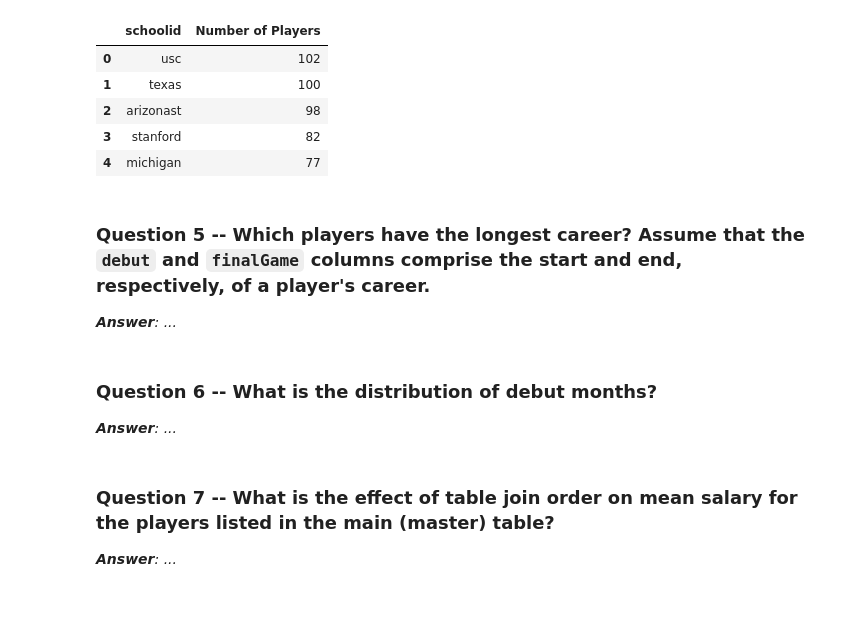
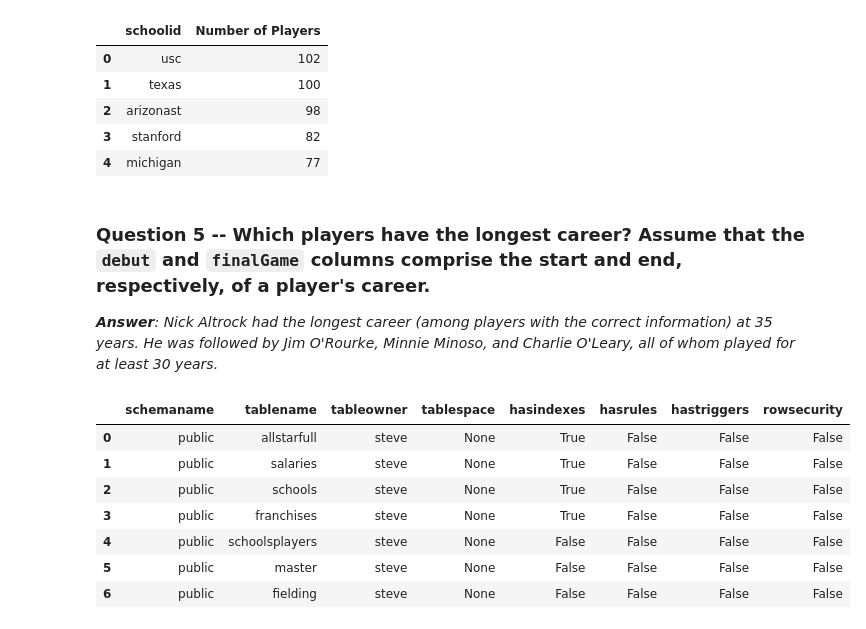
Before and after one commit to NeuroLaunch/Metis-Submissions, a Jupyter notebook: Challenges/SQL_Challenge2_Baseball.ipynb, the cells around one changed output. Drawn from its saved outputs; the diff is of its cells as text; code cells hidden in the pictures; blank space fills up the shorter version.

```diff
--- a/Challenges/SQL_Challenge2_Baseball.ipynb
+++ b/Challenges/SQL_Challenge2_Baseball.ipynb
@@ -23,7 +21,7 @@ psql steve_metis
 # First the SSH tunneling #
 from sshtunnel import SSHTunnelForwarder
 
-AWS_IP_ADDRESS = '54.212.24.10'
+AWS_IP_ADDRESS = '34.222.59.241'
 AWS_USERNAME = 'steve'
 SSH_KEY_PATH = '/Users/neuromac/.ssh/id_rsa'    # use "ssh-keygen -p" to set password to nothing
 
@@ -58,6 +56,7 @@ postgres_str = ('postgresql://{username}:{password}@{ipaddress}:{port}/{dbname}'
                         dbname=POSTGRES_DBNAME))
 
 # Create the connection
-cnx = create_engine(postgres_str).raw_connection()
+# cnx = create_engine(postgres_str).raw_connection()
+cnx = create_engine(postgres_str)
 print(f'Postgres SQL object type {type(cnx)} created.')
 # %% [output]
@@ -199,4 +201,4 @@ pd.read_sql_query(query, cnx)
 | 4 | michigan | 77 |
 # %% [markdown]
 ### Question 5 -- Which players have the longest career? Assume that the `debut` and `finalGame` columns comprise the start and end, respectively, of a player's career.
-*__Answer__:  ...*
+*__Answer__:  Nick Altrock had the longest career (among players with the correct information) at 35 years. He was followed by Jim O'Rourke, Minnie Minoso, and Charlie O'Leary, all of whom played for at least 30 years.*
@@ -205,6 +204,0 @@ pd.read_sql_query(query, cnx)
-# %% [markdown]
-### Question 6 -- What is the distribution of debut months?
-*__Answer__: ...*
-# %% [markdown]
-### Question 7 --  What is the effect of table join order on mean salary for the players listed in the main (master) table?
-*__Answer__: ...*
@@ -210,0 +218,14 @@ pd.read_sql_query(query, cnx)
+# %%
+# Double-check that it's in the table list #
+query = ''' SELECT * FROM pg_catalog.pg_tables
+            WHERE tableowner = 'steve';'''
+pd.read_sql_query(query, cnx)
+# %% [output]
+|  | schemaname | tablename | tableowner | tablespace | hasindexes | hasrules | hastriggers | rowsecurity |
+| 0 | public | allstarfull | steve | None | True | False | False | False |
+| 1 | public | salaries | steve | None | True | False | False | False |
+| 2 | public | schools | steve | None | True | False | False | False |
+| 3 | public | franchises | steve | None | True | False | False | False |
+| 4 | public | schoolsplayers | steve | None | False | False | False | False |
+| 5 | public | master | steve | None | False | False | False | False |
+| 6 | public | fielding | steve | None | False | False | False | False |
```
Also changed, not shown: parts of 21 cells of this notebook, 12 other files.
